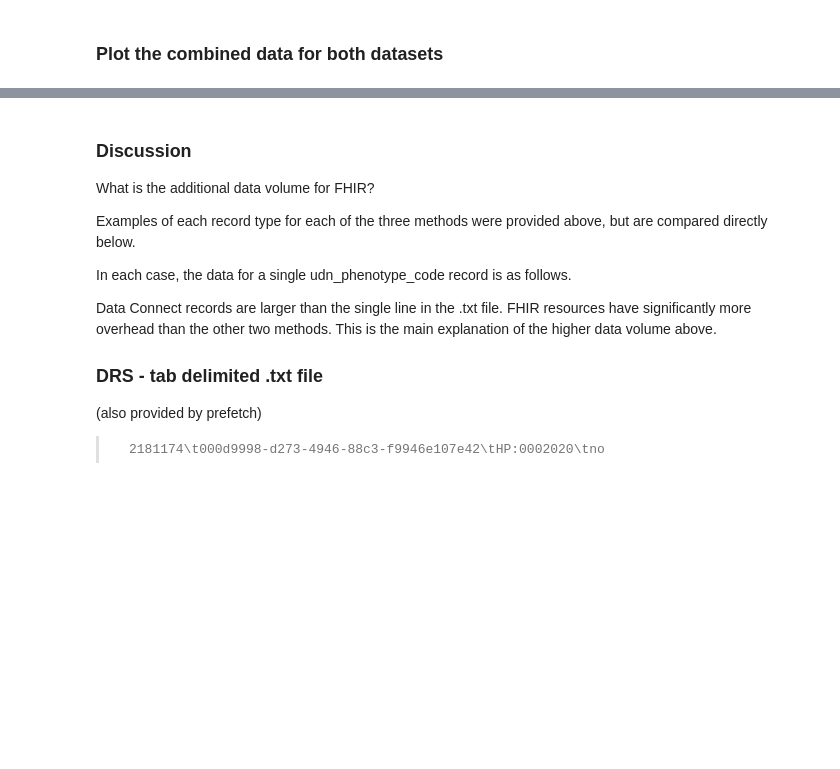
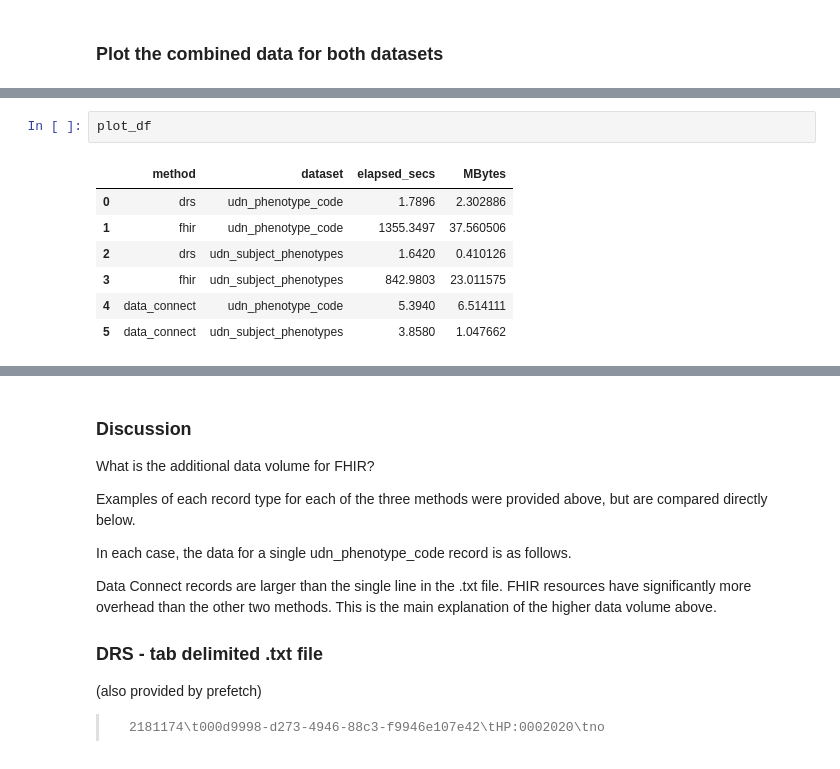
Before and after one commit to ga4gh/fasp-scripts, a Jupyter notebook: notebooks/search/Data Connect - dbGaP 1.ipynb, the cells around one changed output, grey strips where cells are left out. Drawn from its saved outputs; the diff is of its cells as text; blank space fills up the shorter version.

```diff
--- a/notebooks/search/Data Connect - dbGaP 1.ipynb
+++ b/notebooks/search/Data Connect - dbGaP 1.ipynb
@@ -533,0 +545,10 @@ plt.show()
+# %%
+plot_df
+# %% [output]
+|  | method | dataset | elapsed_secs | MBytes |
+| 0 | drs | udn_phenotype_code | 1.7896 | 2.302886 |
+| 1 | fhir | udn_phenotype_code | 1355.3497 | 37.560506 |
+| 2 | drs | udn_subject_phenotypes | 1.6420 | 0.410126 |
+| 3 | fhir | udn_subject_phenotypes | 842.9803 | 23.011575 |
+| 4 | data_connect | udn_phenotype_code | 5.3940 | 6.514111 |
+| 5 | data_connect | udn_subject_phenotypes | 3.8580 | 1.047662 |
```
Also changed, not shown: parts of 55 cells of this notebook, 5 other files.
